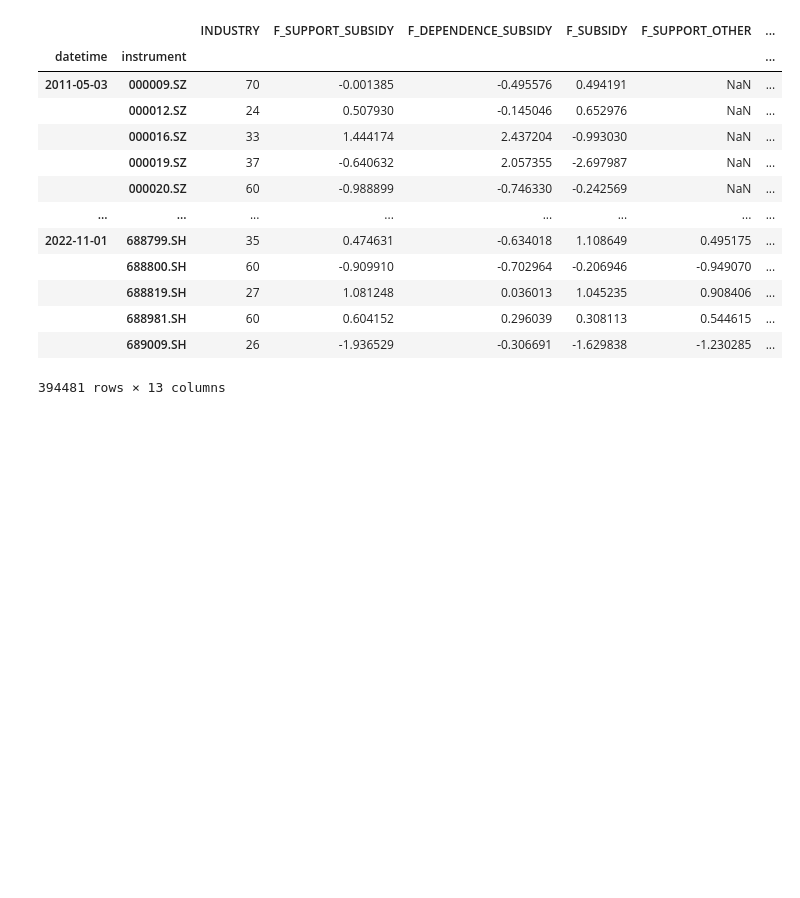
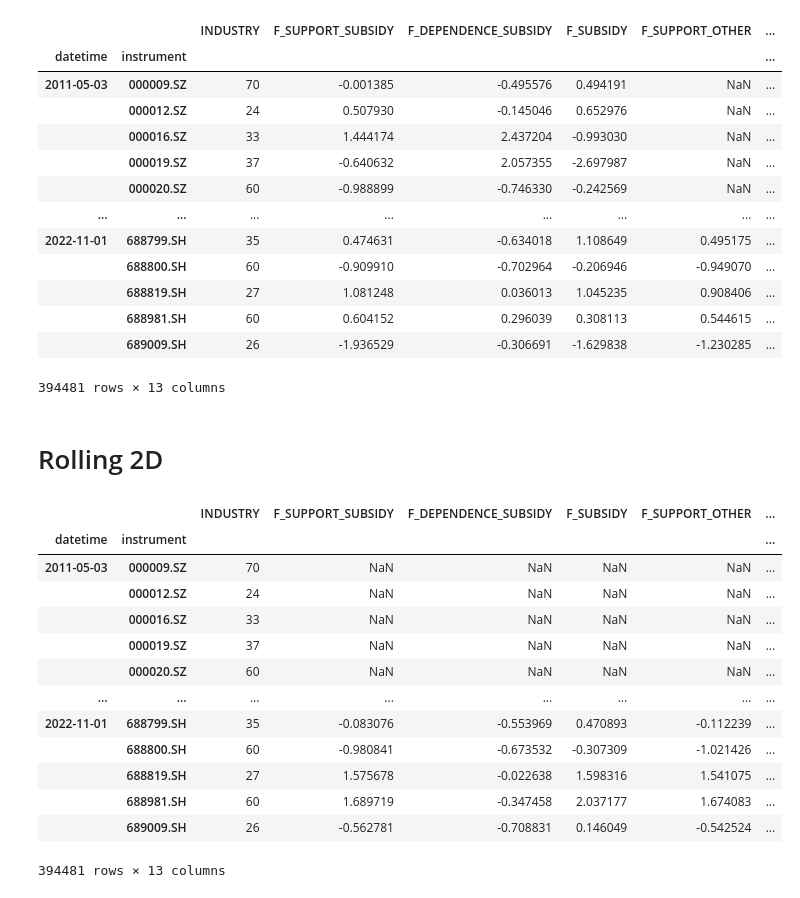
Before and after one commit to jasongangquanzhang/Government_Subsidy_Factor, a Jupyter notebook: govt_factors_analysis.ipynb, the cells around one changed output. Saved outputs shown, nothing was run; the diff lists cells and outputs as text; code cells hidden in the pictures; blank space fills up the shorter version.

```diff
--- a/govt_factors_analysis.ipynb
+++ b/govt_factors_analysis.ipynb
@@ -717,3 +719,35 @@ RETURN
 |  | 688981.SH | 60 | 0.604152 | 0.296039 | 0.308113 | 0.544615 | ... |
 |  | 689009.SH | 26 | -1.936529 | -0.306691 | -1.629838 | -1.230285 | ... |
 394481 rows × 13 columns
+# %% [markdown]
+# Rolling 2D
+# %%
+df_rolled = df_gov.copy()
+for item in df_rolled.drop(["INDUSTRY", "Mkt_cap", "RETURN"], axis=1).columns:
+    df_rolled[item] = (
+        df_gov[[item]]
+        .groupby(by="instrument")
+        .rolling(window=2)
+        .mean()
+        .rename_axis(["instrument", "datetime", "instrument_1"])
+        .reset_index()
+        .drop("instrument_1", axis=1)
+        .set_index(["datetime", "instrument"])
+        .sort_index()
+    )
+df_rolled
+# %% [output]
+|  |  | INDUSTRY | F_SUPPORT_SUBSIDY | F_DEPENDENCE_SUBSIDY | F_SUBSIDY | F_SUPPORT_OTHER | ... |
+| datetime | instrument |  |  |  |  |  | ... |
+| 2011-05-03 | 000009.SZ | 70 | NaN | NaN | NaN | NaN | ... |
+|  | 000012.SZ | 24 | NaN | NaN | NaN | NaN | ... |
+|  | 000016.SZ | 33 | NaN | NaN | NaN | NaN | ... |
+|  | 000019.SZ | 37 | NaN | NaN | NaN | NaN | ... |
+|  | 000020.SZ | 60 | NaN | NaN | NaN | NaN | ... |
+| ... | ... | ... | ... | ... | ... | ... | ... |
+| 2022-11-01 | 688799.SH | 35 | -0.083076 | -0.553969 | 0.470893 | -0.112239 | ... |
+|  | 688800.SH | 60 | -0.980841 | -0.673532 | -0.307309 | -1.021426 | ... |
+|  | 688819.SH | 27 | 1.575678 | -0.022638 | 1.598316 | 1.541075 | ... |
+|  | 688981.SH | 60 | 1.689719 | -0.347458 | 2.037177 | 1.674083 | ... |
+|  | 689009.SH | 26 | -0.562781 | -0.708831 | 0.146049 | -0.542524 | ... |
+394481 rows × 13 columns
```
Also changed, not shown: parts of 5 cells of this notebook, 2 other files.
